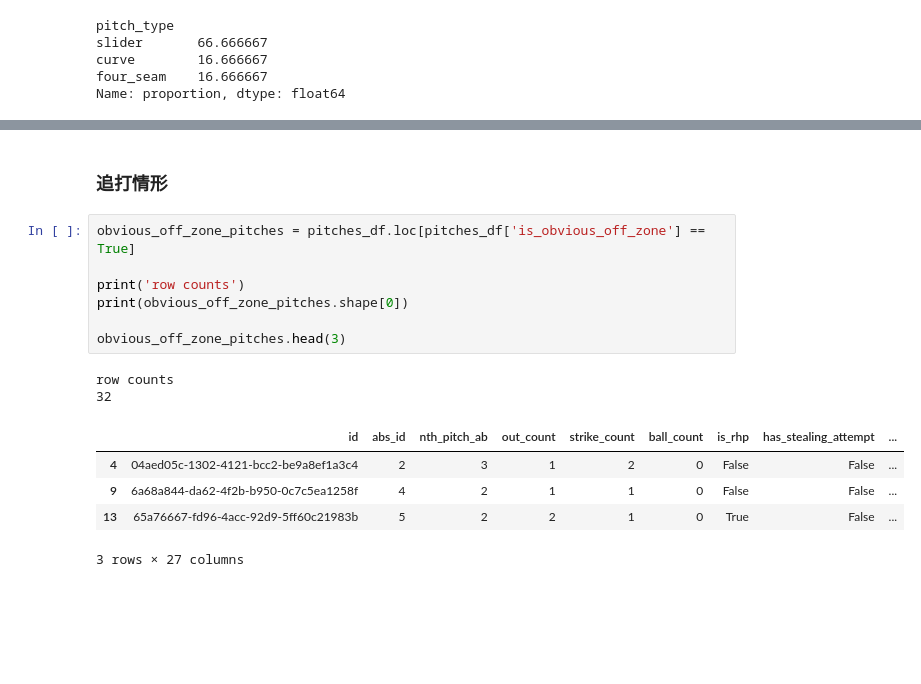
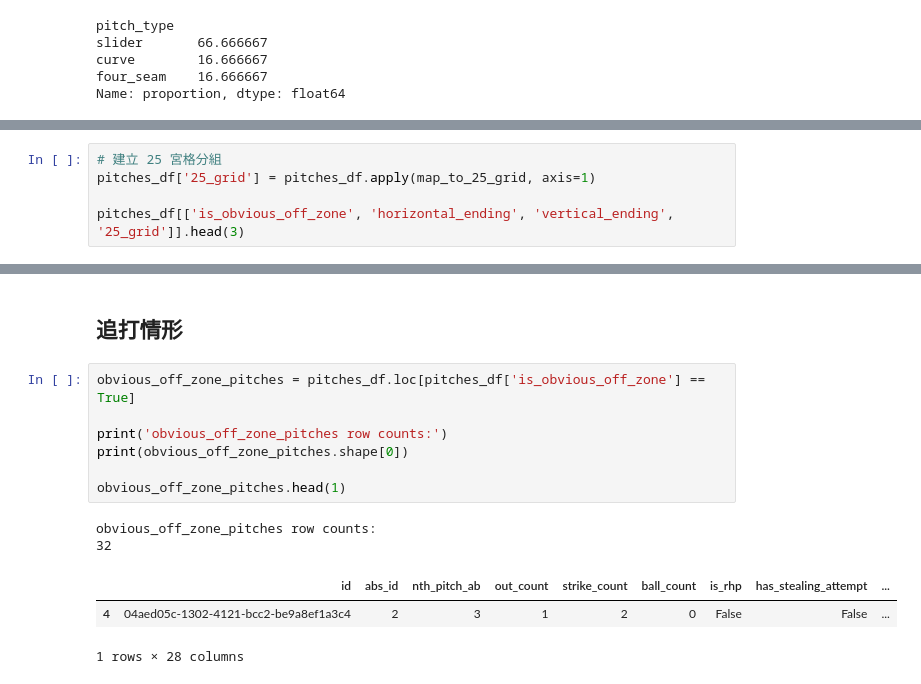
Before and after one commit to Shiou-Ju/jose-ramos-panama-batting, a Jupyter notebook: analysis/plate_preference.ipynb, the cells around one changed output, grey strips where cells are left out. Saved outputs shown, nothing was run; the diff lists cells and outputs as text; blank space fills up the shorter version.

```diff
--- a/analysis/plate_preference.ipynb
+++ b/analysis/plate_preference.ipynb
@@ -242,0 +280,5 @@ plt.show()
+# %%
+# 建立 25 宮格分組
+pitches_df['25_grid'] = pitches_df.apply(map_to_25_grid, axis=1)
+
+pitches_df[['is_obvious_off_zone', 'horizontal_ending', 'vertical_ending', '25_grid']].head(3)
@@ -243,17 +420,16 @@ plt.show()
 # %% [markdown]
-### 追打情形
+
+## 追打情形
 # %%
 obvious_off_zone_pitches = pitches_df.loc[pitches_df['is_obvious_off_zone'] == True]
 
-print('row counts')
+print('obvious_off_zone_pitches row counts:')
 print(obvious_off_zone_pitches.shape[0])
 
-obvious_off_zone_pitches.head(3)
+obvious_off_zone_pitches.head(1)
 # %% [output]
-row counts
+obvious_off_zone_pitches row counts:
 32
 |  | id | abs_id | nth_pitch_ab | out_count | strike_count | ball_count | is_rhp | has_stealing_attempt | ... |
 | 4 | 04aed05c-1302-4121-bcc2-be9a8ef1a3c4 | 2 | 3 | 1 | 2 | 0 | False | False | ... |
-| 9 | 6a68a844-da62-4f2b-b950-0c7c5ea1258f | 4 | 2 | 1 | 1 | 0 | False | False | ... |
-| 13 | 65a76667-fd96-4acc-92d9-5ff60c21983b | 5 | 2 | 2 | 1 | 0 | True | False | ... |
-3 rows × 27 columns
+1 rows × 28 columns
```
Also changed, not shown: parts of 18 cells of this notebook, 4 other files.
